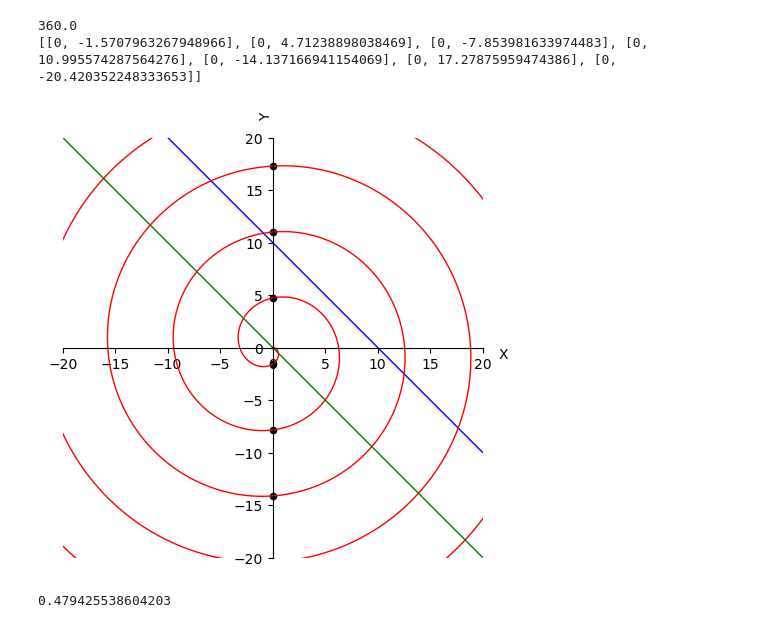
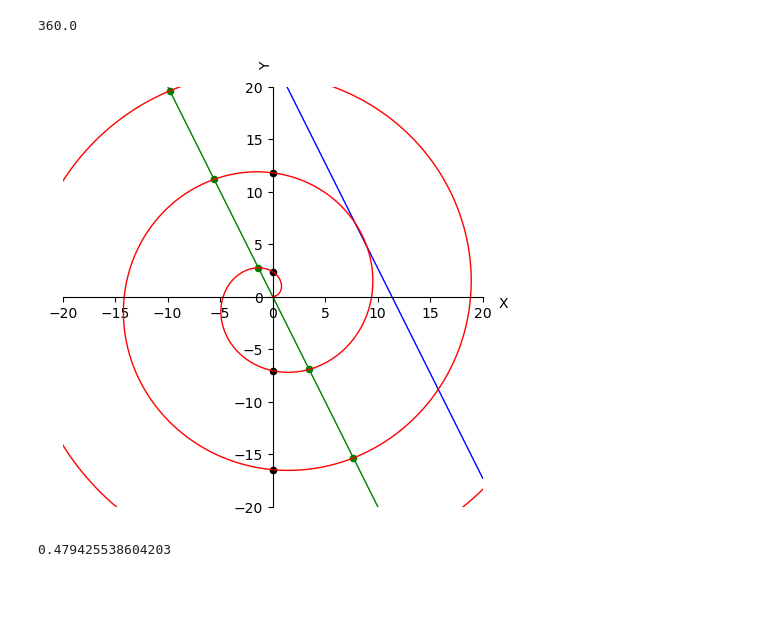
Before and after one commit to Kiril-Lazarov/Intersection-points-between-a-line-and-a-spiral, a Jupyter notebook: Intersection between a line and a spiral.ipynb, the cells around one changed output. Drawn from its saved outputs; the diff is of its cells as text; code cells hidden in the pictures; blank space fills up the shorter version.

Commit message:
Change the functionality in plot_objects() according to the new calculations based on the parameter t.

```diff
--- a/Intersection between a line and a spiral.ipynb
+++ b/Intersection between a line and a spiral.ipynb
@@ -10,6 +10,8 @@ from intersection_functions import *
 def plot_objects(a, b, spiral_radius_velocity, spiral_angle_velocity, init_spiral_angle):
     if init_spiral_angle < 0:
         raise ValueError('Init spiral angle must be non-negative')
+    if spiral_radius_velocity <= 0:
+        raise ValueError('Spiral radius velocity must be positive')
 
     y_lim = (-20, 20)
 
@@ -25,6 +27,8 @@ def plot_objects(a, b, spiral_radius_velocity, spiral_angle_velocity, init_spira
                                        init_angle = init_spiral_angle,
                                        angle_velocity = spiral_angle_velocity)
 
+    line_angle = get_angle(a, degrees= False) + np.pi
+
     # Plot linear function
     plt.plot(x_line, y_line, color='blue', linewidth=1, linestyle='-')
 
@@ -36,6 +40,7 @@ def plot_objects(a, b, spiral_radius_velocity, spiral_angle_velocity, init_spira
 
     elif b <0:
         angle_to_line -= np.pi/2
+
 
     # Min distance from center to the line
     # plt.quiver(0,0,min_distance * np.cos(angle_to_line), min_distance * np.sin(angle_to_line),
@@ -49,32 +54,46 @@ def plot_objects(a, b, spiral_radius_velocity, spiral_angle_velocity, init_spira
 
     first_y_intersection_point, angle_diff =  get_first_y_intersection_point(init_spiral_angle, spiral_angle_velocity, spiral_radius_velocity)
 
+    # print('first_y_intersection_point t: ',first_y_intersection_point/spiral_radius_velocity)
 
-    y_intersection_points = get_y_intersection_points(first_y_intersection_point,
+    y_intersection_points_t = get_y_intersection_points_t(first_y_intersection_point,
                                                       spiral_radius_velocity, spiral_angle_velocity,
                                                       angle_diff, y_lim)
-    print(y_intersection_points)
+    # print(y_intersection_points_t)
 
-    for point in y_intersection_points:
-        plt.scatter(point[0], point[1], color='black', s=20)
 
-    # plt.scatter(0, first_y_intersection_point, color='black', s=20)
+
+    rotated_y_intscs_t = rotate_y_intersection_points(a, b, y_intersection_points_t,spiral_radius_velocity, spiral_angle_velocity)
+
+#     print('Rotated:')
+
+#     print(rotated_y_intscs_t)
+    for t in y_intersection_points_t:
+        plt.scatter(*get_spiral_coords(t, spiral_radius_velocity, spiral_angle_velocity, init_spiral_angle), color='black', s=20)
+
+    for t in rotated_y_intscs_t:
+        plt.scatter(*get_spiral_coords(t, spiral_radius_velocity, spiral_angle_velocity, init_spiral_angle), color='green', s=20)
+
+#     for point in real_intersection_points:
+#         plt.scatter(point[0], point[1], color='purple', s=20)
+
+
+    # plt.scatter(0, first_y_intersection_point, color='black', s=40)
 
     plt.show()
 # %%
 # Define line and spiral variables
-a = -1
-b = 10
+a = -2
+b = 22.7
 
-spiral_radius_velocity = 1
+spiral_radius_velocity = 1.5
 init_spiral_angle = 4*(np.pi/2)
-spiral_angle_velocity = -1
+spiral_angle_velocity = 1
 print(init_spiral_angle * 180/np.pi)
 plot_objects(a, b,spiral_radius_velocity, spiral_angle_velocity, init_spiral_angle)
 # %% [output]
 360.0
-[[0, -1.5707963267948966], [0, 4.71238898038469], [0, -7.853981633974483], [0, 10.995574287564276], [0, -14.137166941154069], [0, 17.27875959474386], [0, -20.420352248333653]]
-[figure, old version]
+[figure, new version]
 # %%
 
 np.sin(0.5)
```
